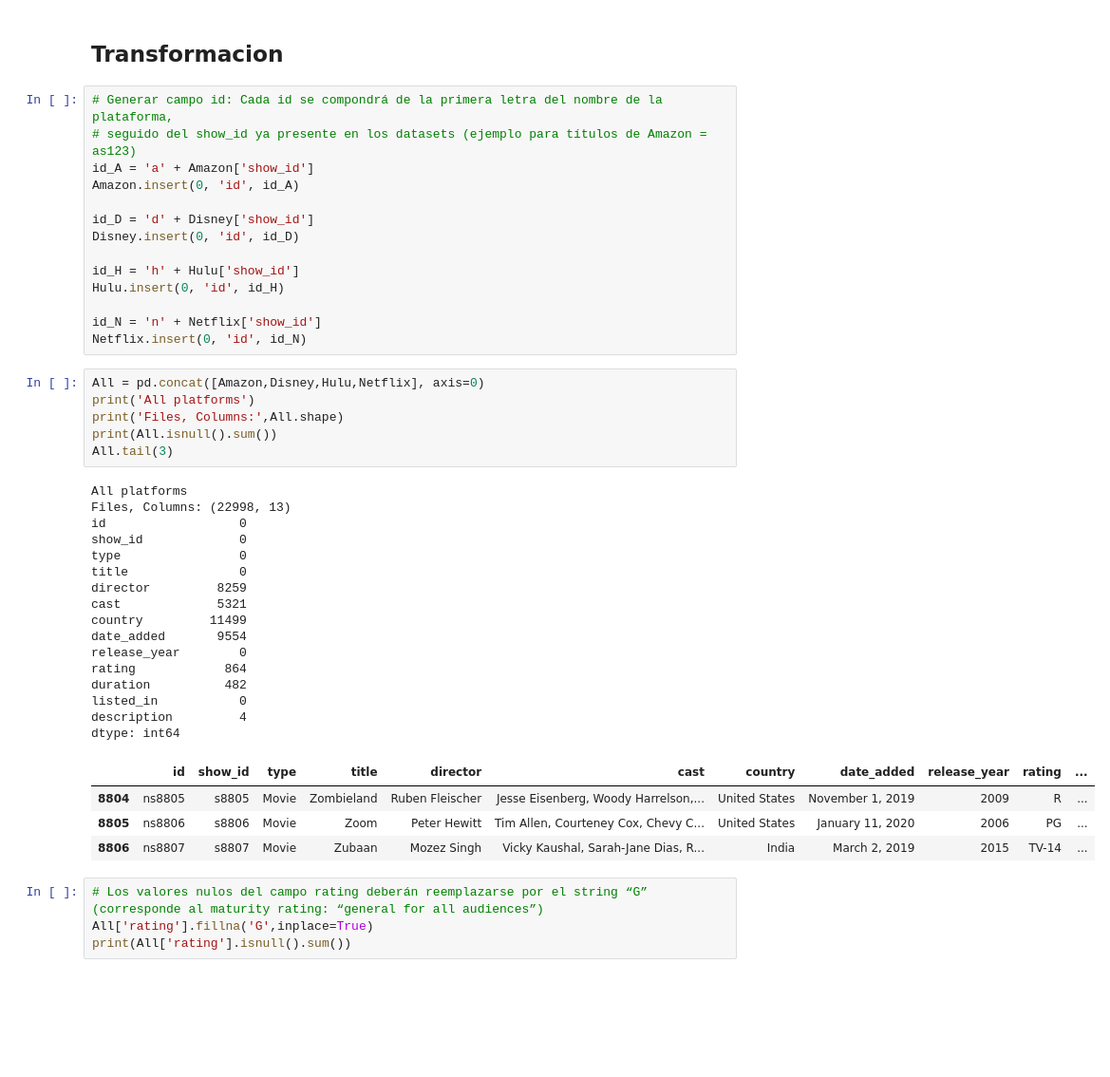
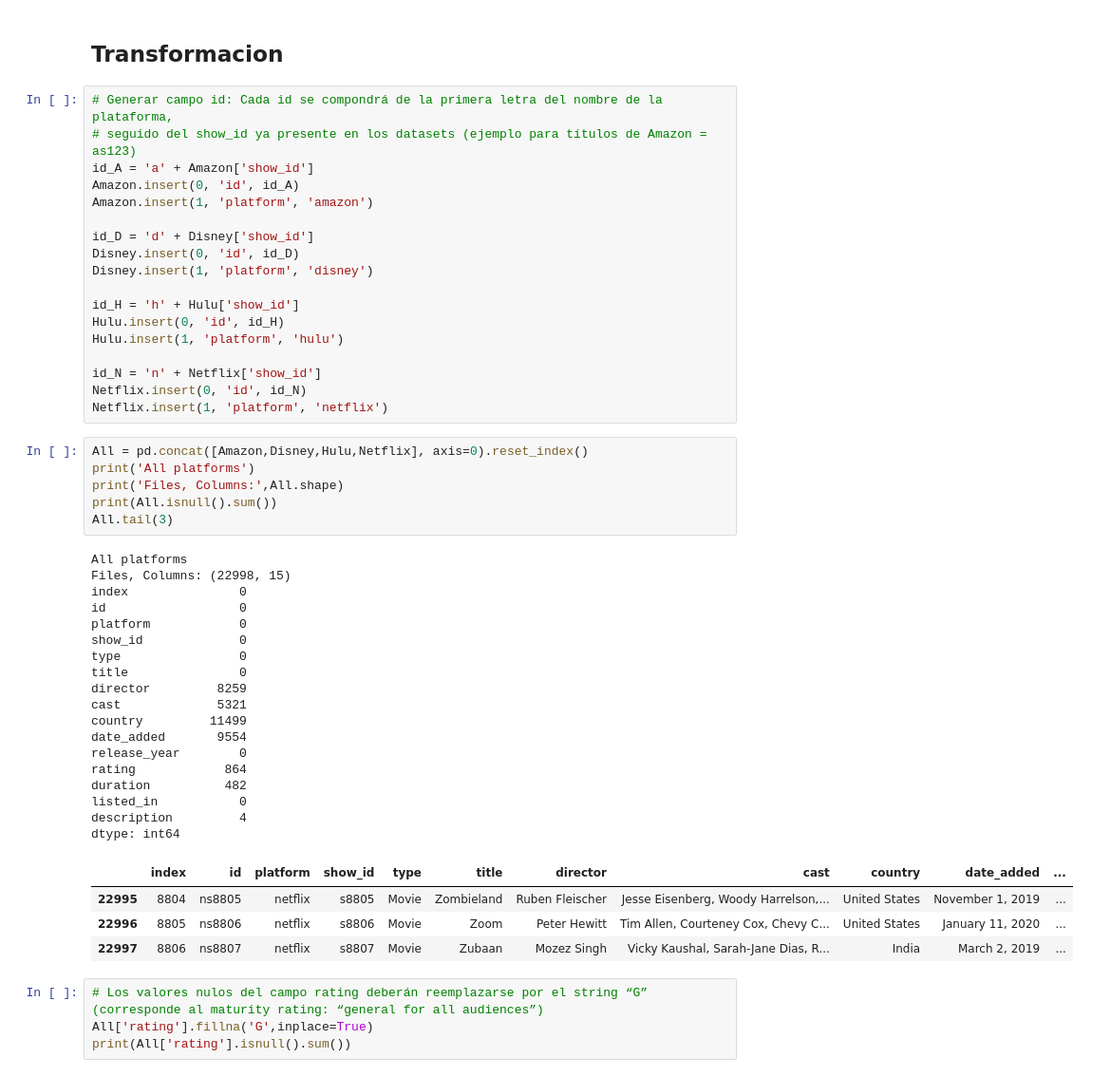
Before and after one commit to LucianoLarrea/PI_ML_OPS, a Jupyter notebook: 1-ETL.ipynb, the cells around one changed output. Shown at 95% size. Cells and saved outputs as stored; diff of their text form; blank space fills up the shorter version.

```diff
--- a/1-ETL.ipynb
+++ b/1-ETL.ipynb
@@ -124,42 +124,48 @@ dtype: int64
 # seguido del show_id ya presente en los datasets (ejemplo para títulos de Amazon = as123)
 id_A = 'a' + Amazon['show_id']
 Amazon.insert(0, 'id', id_A)
+Amazon.insert(1, 'platform', 'amazon')
 
 id_D = 'd' + Disney['show_id']
 Disney.insert(0, 'id', id_D)
+Disney.insert(1, 'platform', 'disney')
 
 id_H = 'h' + Hulu['show_id']
 Hulu.insert(0, 'id', id_H)
+Hulu.insert(1, 'platform', 'hulu')
 
 id_N = 'n' + Netflix['show_id']
 Netflix.insert(0, 'id', id_N)
+Netflix.insert(1, 'platform', 'netflix')
 # %%
-All = pd.concat([Amazon,Disney,Hulu,Netflix], axis=0)
+All = pd.concat([Amazon,Disney,Hulu,Netflix], axis=0).reset_index()
 print('All platforms')
 print('Files, Columns:',All.shape)
 print(All.isnull().sum())
 All.tail(3)
 # %% [output]
 All platforms
-Files, Columns: (22998, 13)
+Files, Columns: (22998, 15)
+index               0
 id                  0
+platform            0
 show_id             0
 type                0
 title               0
 director         8259
 cast             5321
 country         11499
 date_added       9554
 release_year        0
 rating            864
 duration          482
 listed_in           0
 description         4
 dtype: int64
-|  | id | show_id | type | title | director | cast | country | date_added | release_year | rating | ... |
-| 8804 | ns8805 | s8805 | Movie | Zombieland | Ruben Fleischer | Jesse Eisenberg, Woody Harrelson,... | United States | November 1, 2019 | 2009 | R | ... |
-| 8805 | ns8806 | s8806 | Movie | Zoom | Peter Hewitt | Tim Allen, Courteney Cox, Chevy C... | United States | January 11, 2020 | 2006 | PG | ... |
-| 8806 | ns8807 | s8807 | Movie | Zubaan | Mozez Singh | Vicky Kaushal, Sarah-Jane Dias, R... | India | March 2, 2019 | 2015 | TV-14 | ... |
+|  | index | id | platform | show_id | type | title | director | cast | country | date_added | ... |
+| 22995 | 8804 | ns8805 | netflix | s8805 | Movie | Zombieland | Ruben Fleischer | Jesse Eisenberg, Woody Harrelson,... | United States | November 1, 2019 | ... |
+| 22996 | 8805 | ns8806 | netflix | s8806 | Movie | Zoom | Peter Hewitt | Tim Allen, Courteney Cox, Chevy C... | United States | January 11, 2020 | ... |
+| 22997 | 8806 | ns8807 | netflix | s8807 | Movie | Zubaan | Mozez Singh | Vicky Kaushal, Sarah-Jane Dias, R... | India | March 2, 2019 | ... |
 # %%
 # Los valores nulos del campo rating deberán reemplazarse por el string “G” (corresponde al maturity rating: “general for all audiences”)
 All['rating'].fillna('G',inplace=True)
```
Also changed, not shown: parts of 11 cells of this notebook, 3 other files.
